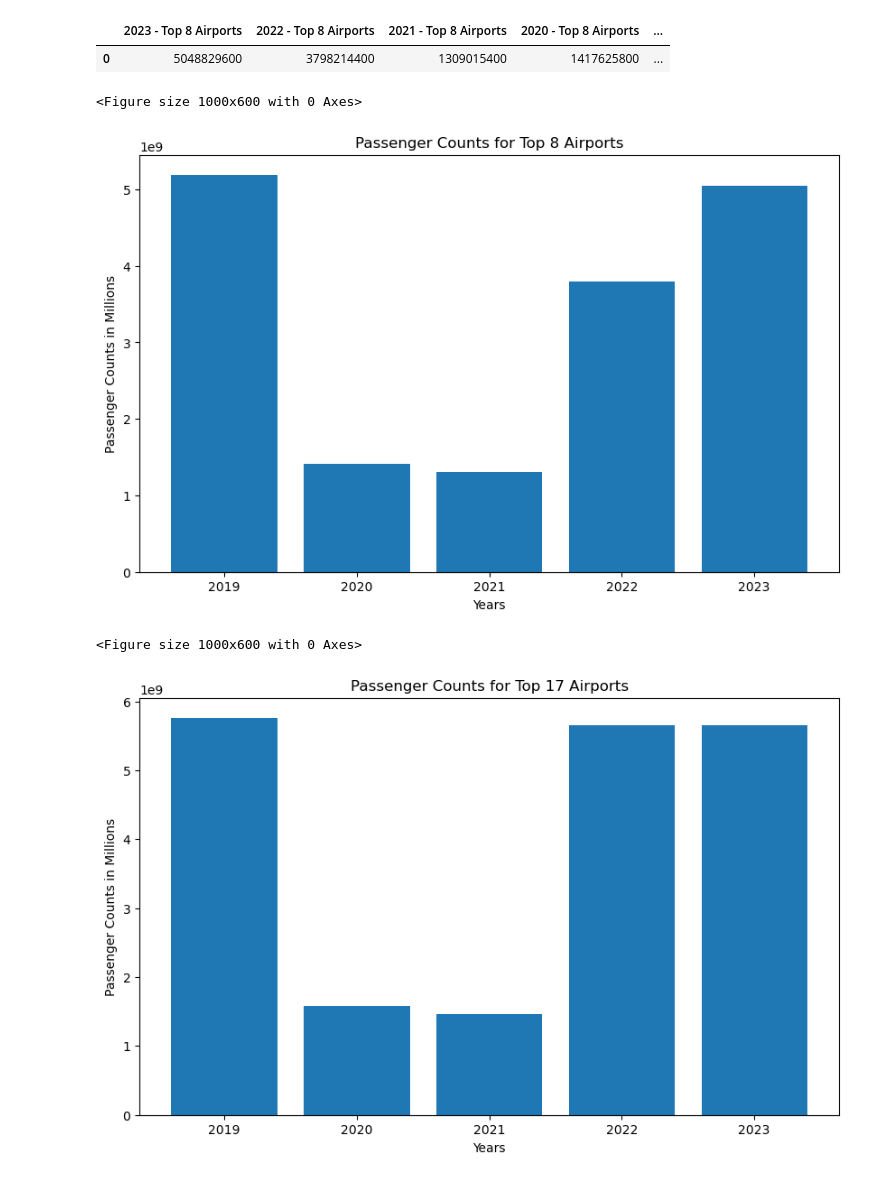
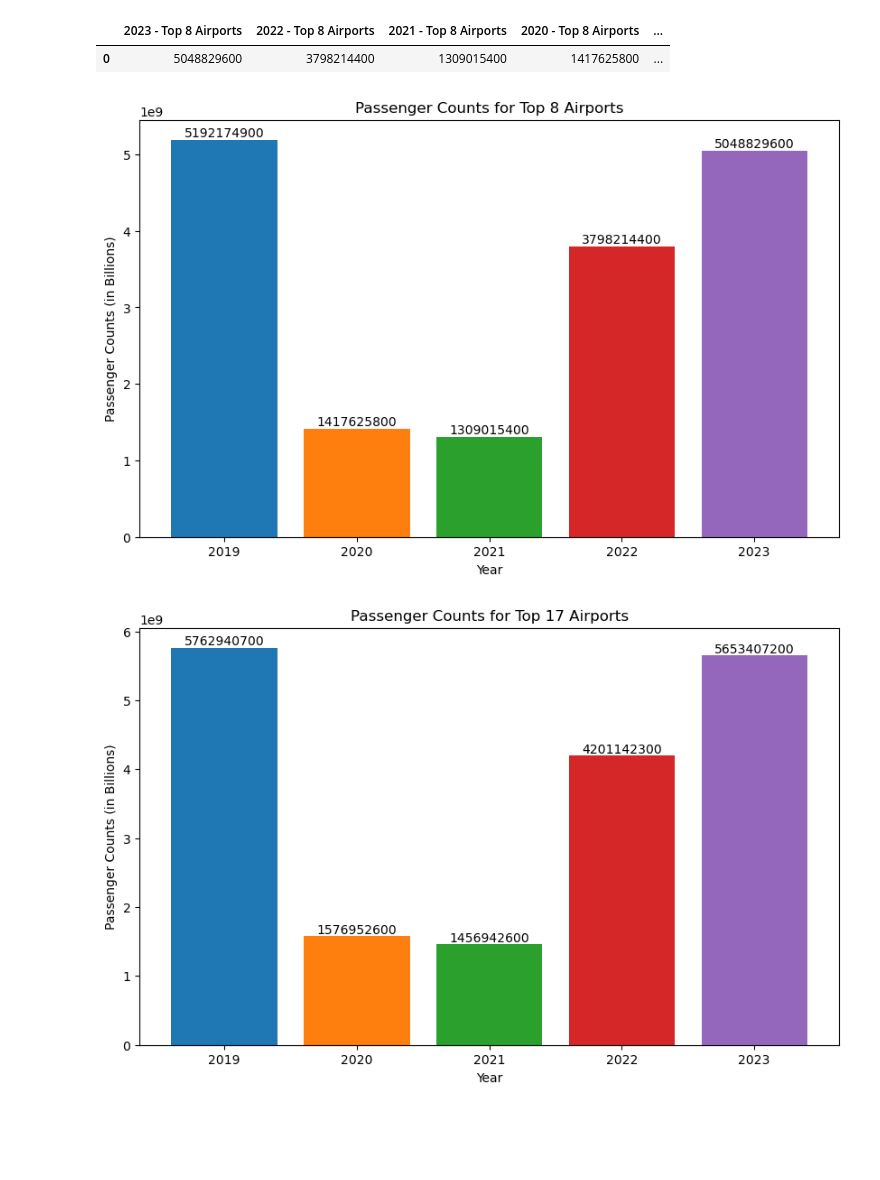
Before and after one commit to AleMori22/Project_1_repo, a Jupyter notebook: CATSA Passenger Info/CATSA Flight Data.ipynb, the cells around one changed output. Saved outputs shown, nothing was run; the diff lists cells and outputs as text; code cells hidden in the pictures; blank space fills up the shorter version.

Commit message:
Finalized visualizations

```diff
--- a/CATSA Passenger Info/CATSA Flight Data.ipynb
+++ b/CATSA Passenger Info/CATSA Flight Data.ipynb
@@ -154,7 +121,7 @@ passenger_sum_dict =  {
     '2020 - Top 8 Airports': [topairports_2020],
     '2019 - Top 8 Airports': [topairports_2019],
     '2023 - Top 17 Airports': [moreairports_2023],
-    '2022 - Top 17 Airports': [moreairports_2023],
+    '2022 - Top 17 Airports': [moreairports_2022],
     '2021 - Top 17 Airports': [moreairports_2021],
     '2020 - Top 17 Airports': [moreairports_2020],
     '2019 - Top 17 Airports': [moreairports_2019],
@@ -172,37 +139,62 @@ passenger_sum
 #grab Top 8 Airports columns:
 columns_graph1 = ['2019 - Top 8 Airports', '2020 - Top 8 Airports', '2021 - Top 8 Airports', '2022 - Top 8 Airports', '2023 - Top 8 Airports']
 
-# plot the data on a bar graph:
-plt.figure(figsize=(10, 6))
+
+# plot the data on a bar graph
 labels_graph1 = ['2019', '2020', '2021', '2022', '2023']
-colors = ('tab:orange', 'tab:blue', 'tab:purple', 'tab:red', 'tab:green')
+colors = ('tab:blue', 'tab:orange', 'tab:green', 'tab:red', 'tab:purple')
 
 plt.figure(figsize=(10, 6))
-plt.bar(range(len(columns_graph1)), passenger_sum[columns_graph1].iloc[0], tick_label=labels_graph1, label='Passenger Counts' )
+bars = plt.bar(range(len(columns_graph1)), passenger_sum[columns_graph1].iloc[0], tick_label=labels_graph1, color=colors, label='Passenger Counts')
 
+# Add data labels to each bar
+for bar, label in zip(bars, passenger_sum[columns_graph1].iloc[0]):
+    plt.text(bar.get_x() + bar.get_width() / 2, bar.get_height(), f'{label}', ha='center', va='bottom')
 
-plt.xlabel('Years')
-plt.ylabel('Passenger Counts in Millions')
+plt.xlabel('Year')
+plt.ylabel('Passenger Counts (in Billions)')
 plt.title('Passenger Counts for Top 8 Airports')
+
+# Save the bar plot as an image by providing a filename
+output_directory = 'output'
+os.makedirs(output_directory, exist_ok=True)
+output_filename = os.path.join(output_directory, 'Screened_Passengers_Top_8_Airports.png')  # Provide a valid filename
+
+# Save the figure with bbox_inches='tight'
+plt.savefig(output_filename, bbox_inches='tight')
+
+# Show the plot
 plt.show()
 # %% [output]
-<Figure size 1000x600 with 0 Axes>
-[figure, old version]
+[figure, new version]
 # %%
-#grab Top 8 Airports columns:
+# grab Top 8 Airports columns
 columns_graph2 = ['2019 - Top 17 Airports', '2020 - Top 17 Airports', '2021 - Top 17 Airports', '2022 - Top 17 Airports', '2023 - Top 17 Airports']
 
-# plot the data on a bar graph:
-plt.figure(figsize=(10, 6))
+# plot the data on a bar graph
 labels_graph2 = ['2019', '2020', '2021', '2022', '2023']
+colors = ('tab:blue', 'tab:orange', 'tab:green', 'tab:red', 'tab:purple')
 
 plt.figure(figsize=(10, 6))
-plt.bar(range(len(columns_graph1)), passenger_sum[columns_graph2].iloc[0], tick_label=labels_graph2)
+bars = plt.bar(range(len(columns_graph2)), passenger_sum[columns_graph2].iloc[0], tick_label=labels_graph2, color=colors, label='Passenger Counts')
 
-plt.xlabel('Years')
-plt.ylabel('Passenger Counts in Millions')
+# Add data labels to each bar
+for bar, label in zip(bars, passenger_sum[columns_graph2].iloc[0]):
+    plt.text(bar.get_x() + bar.get_width() / 2, bar.get_height(), f'{label}', ha='center', va='bottom')
+
+plt.xlabel('Year')
+plt.ylabel('Passenger Counts (in Billions)')
 plt.title('Passenger Counts for Top 17 Airports')
+
+# Save the bar plot as an image by providing a filename
+output_directory = 'output'
+os.makedirs(output_directory, exist_ok=True)
+output_filename = os.path.join(output_directory, 'Screened_Passengers_Top_17_Airports.png')  # Provide a valid filename
+
+# Save the figure with bbox_inches='tight'
+plt.savefig(output_filename, bbox_inches='tight')
+
+# Show the plot
 plt.show()
 # %% [output]
-<Figure size 1000x600 with 0 Axes>
-[figure, old version]
+[figure, new version]
```
Also changed, not shown: parts of 2 cells of this notebook, 2 other files.
